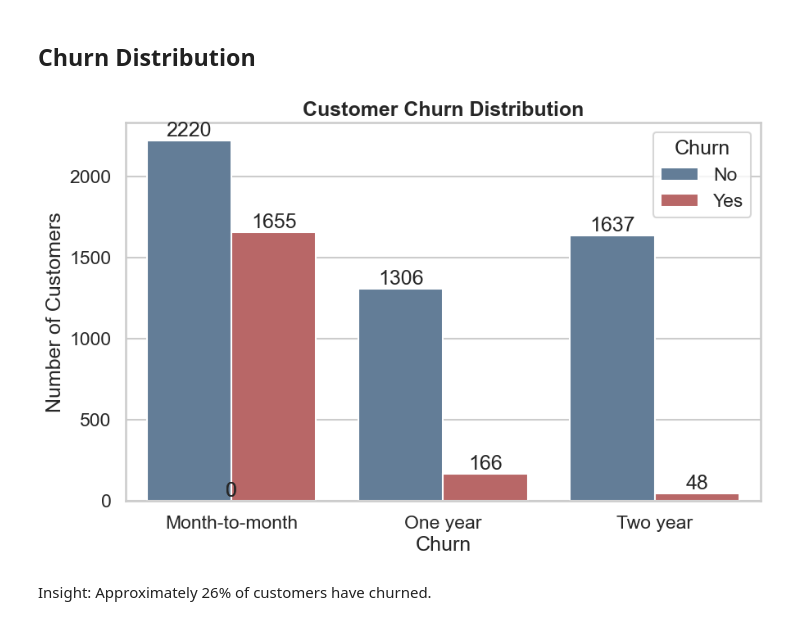
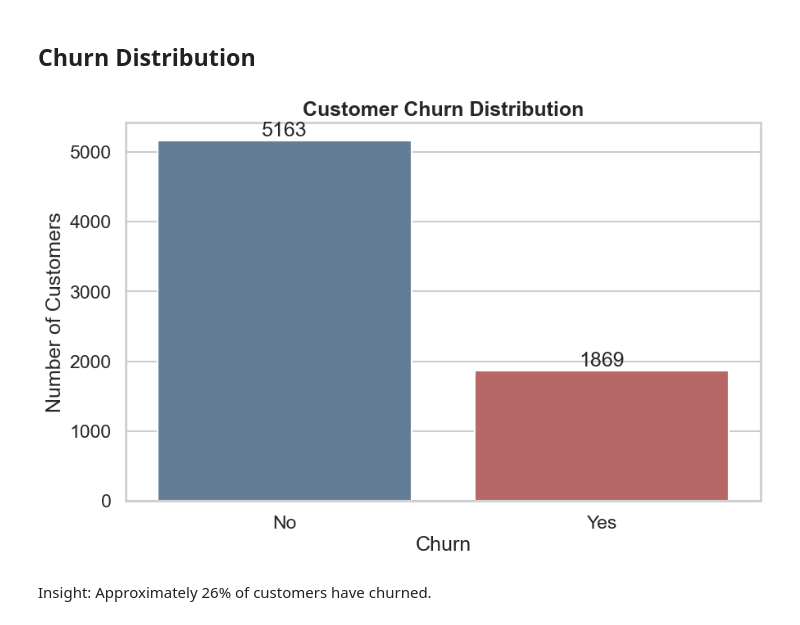
Before and after one commit to MonwabisiThebe/FUTURE_DS_02, a Jupyter notebook: TASK2.ipynb, the cells around one changed output. Drawn from its saved outputs; the diff is of its cells as text; code cells hidden in the pictures.

```diff
--- a/TASK2.ipynb
+++ b/TASK2.ipynb
@@ -100,29 +100,31 @@ Two year        97.151335   2.848665
 ## Churn Distribution
 # %%
 colors = ['#5A7DA0', '#C55A5A']
+
 ax = sns.countplot(
     data=df,
-    x='Contract',
+    x='Churn',
     hue='Churn',
-    palette=colors
+    palette=colors,
+    legend=False
 )
 
 plt.title("Customer Churn Distribution", fontweight='bold')
 plt.xlabel("Churn")
 plt.ylabel("Number of Customers")
 
 # Add labels
 for p in ax.patches:
     ax.annotate(
         f'{int(p.get_height())}',
         (p.get_x() + p.get_width() / 2., p.get_height()),
         ha='center', va='bottom'
     )
 plt.savefig("churn_distribution.png", dpi=300, bbox_inches='tight')
 
 plt.show()
 # %% [output]
-[figure, old version]
+[figure, new version]
 # %% [markdown]
 Insight: Approximately 26% of customers have churned.
 # %% [markdown]
```
Also changed, not shown: 1 other file.
